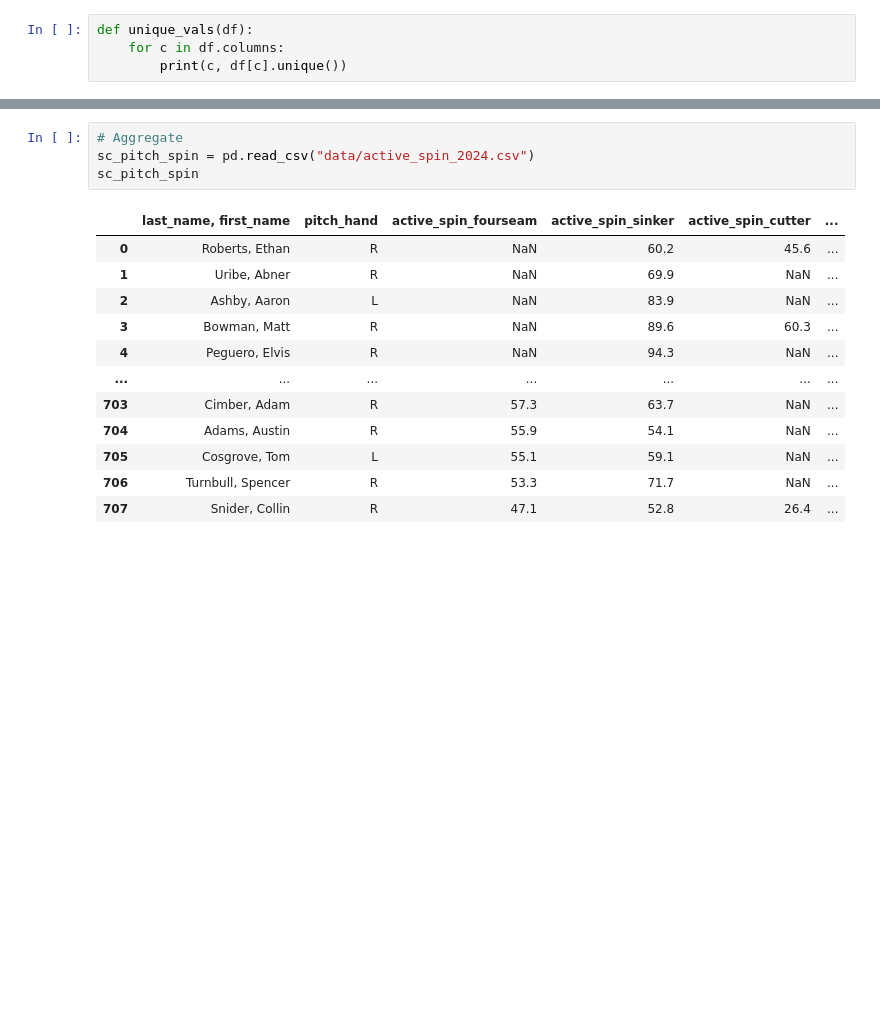
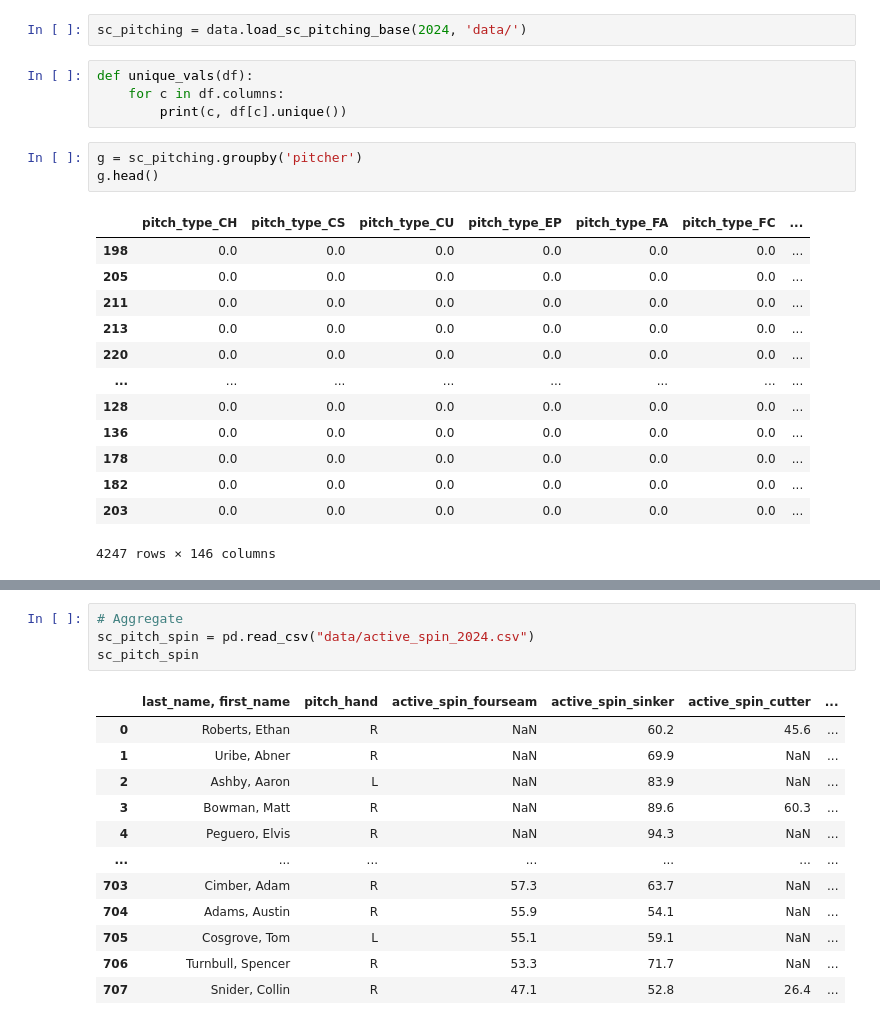
Before and after one commit to auto-d/moneyball-ml, a Jupyter notebook: eda.ipynb, the cells around one changed output, grey strips where cells are left out. Drawn from its saved outputs; the diff is of its cells as text; blank space fills up the shorter version.

Commit message:
flatten pitching data

```diff
--- a/eda.ipynb
+++ b/eda.ipynb
@@ -325,4 +319,23 @@ sc_pitching = mb.load_statcast_pitching(2023, 'data/')
+# %%
+sc_pitching = data.load_sc_pitching_base(2024, 'data/')
 # %%
 def unique_vals(df):
     for c in df.columns:
         print(c, df[c].unique())
+# %%
+g = sc_pitching.groupby('pitcher')
+g.head()
+# %% [output]
+|  | pitch_type_CH | pitch_type_CS | pitch_type_CU | pitch_type_EP | pitch_type_FA | pitch_type_FC | ... |
+| 198 | 0.0 | 0.0 | 0.0 | 0.0 | 0.0 | 0.0 | ... |
+| 205 | 0.0 | 0.0 | 0.0 | 0.0 | 0.0 | 0.0 | ... |
+| 211 | 0.0 | 0.0 | 0.0 | 0.0 | 0.0 | 0.0 | ... |
+| 213 | 0.0 | 0.0 | 0.0 | 0.0 | 0.0 | 0.0 | ... |
+| 220 | 0.0 | 0.0 | 0.0 | 0.0 | 0.0 | 0.0 | ... |
+| ... | ... | ... | ... | ... | ... | ... | ... |
+| 128 | 0.0 | 0.0 | 0.0 | 0.0 | 0.0 | 0.0 | ... |
+| 136 | 0.0 | 0.0 | 0.0 | 0.0 | 0.0 | 0.0 | ... |
+| 178 | 0.0 | 0.0 | 0.0 | 0.0 | 0.0 | 0.0 | ... |
+| 182 | 0.0 | 0.0 | 0.0 | 0.0 | 0.0 | 0.0 | ... |
+| 203 | 0.0 | 0.0 | 0.0 | 0.0 | 0.0 | 0.0 | ... |
+4247 rows × 146 columns
```
Also changed, not shown: parts of 21 cells of this notebook, 2 other files.
